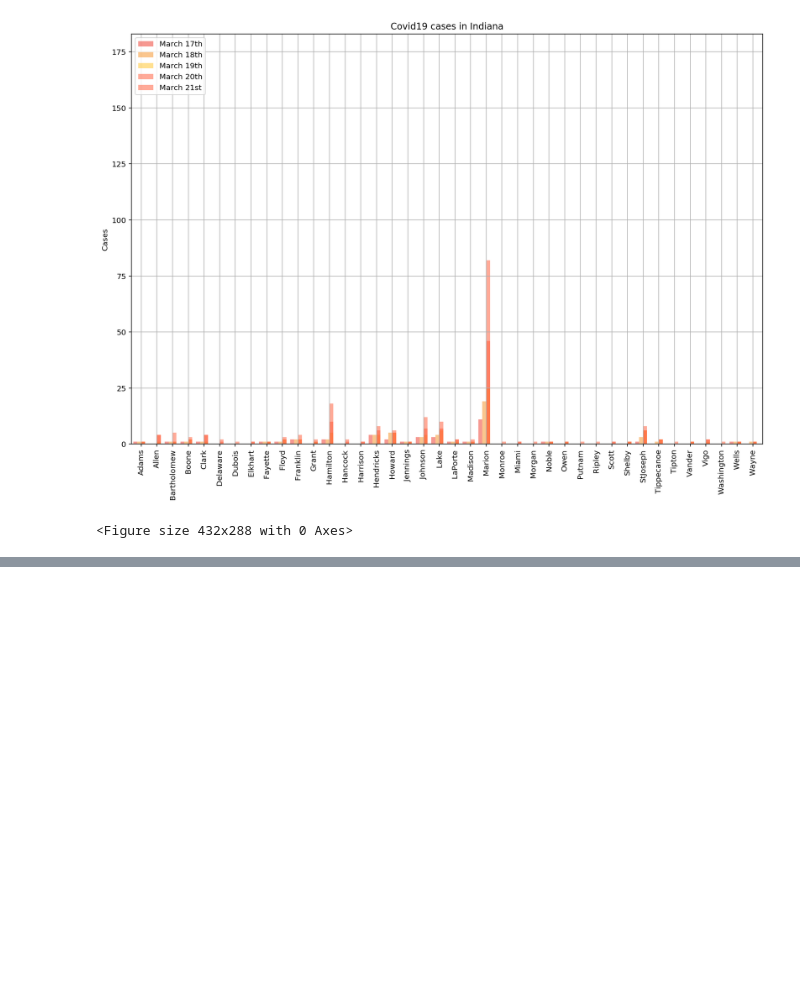
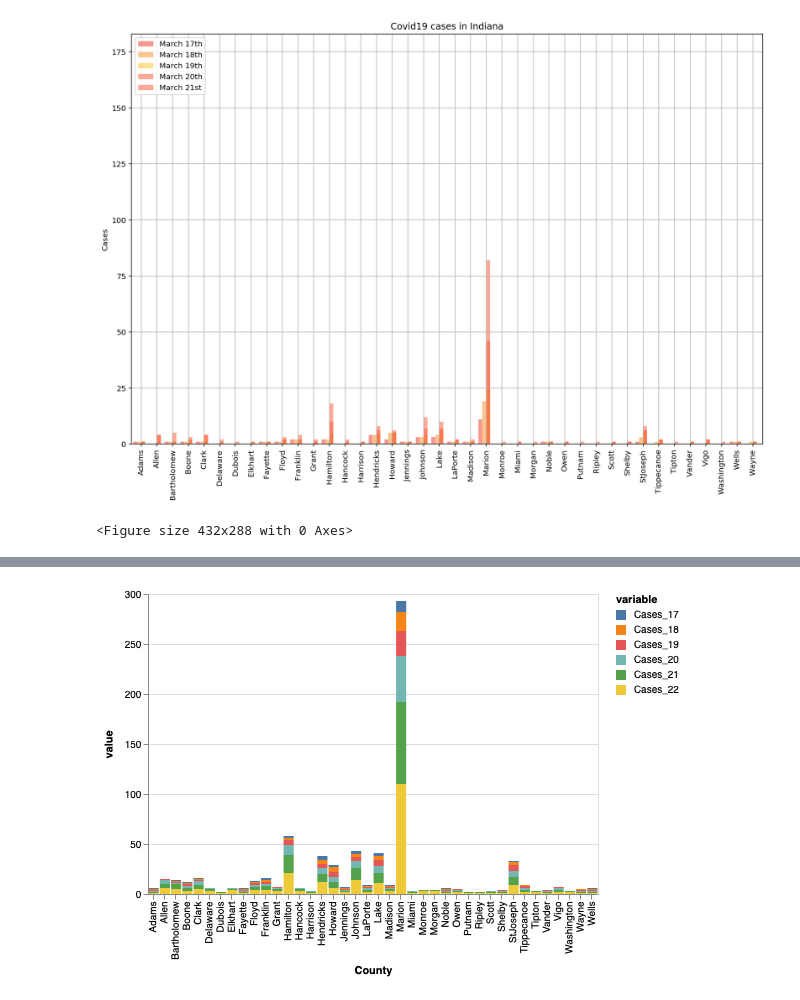
Before and after one commit to hilljtm/Indiana_covid19, a Jupyter notebook: counties.ipynb, the cells around one changed output, grey strips where cells are left out. Cells and saved outputs as stored; diff of their text form; code cells hidden in the pictures; blank space fills up the shorter version.

```diff
--- a/counties.ipynb
+++ b/counties.ipynb
@@ -24,7 +25,7 @@ df.plot(x='County',y='Cases_17', kind='bar')
 # %%
 # Setting the positions and width for the bars
 
-df = pd.read_csv('Data/covid19_countyfinal.csv')
+df = pd.read_csv('Data/covid19_county.csv')
 
 pos = list(range(len(df['County'])))
 width = 0.25
@@ -129,3 +130,6 @@ plt.savefig('covid.png', orientation='landscape', dpi=80)
 # %% [output]
 [figure]
 <Figure size 432x288 with 0 Axes>
+# %%
+df.vgplot.bar(x='County', stacked=True, interactive=True)
+# %% [output]
@@ -131,0 +137 @@ plt.savefig('covid.png', orientation='landscape', dpi=80)
+[figure, added]
```
Also changed, not shown: parts of 5 cells of this notebook, 2 other files.
